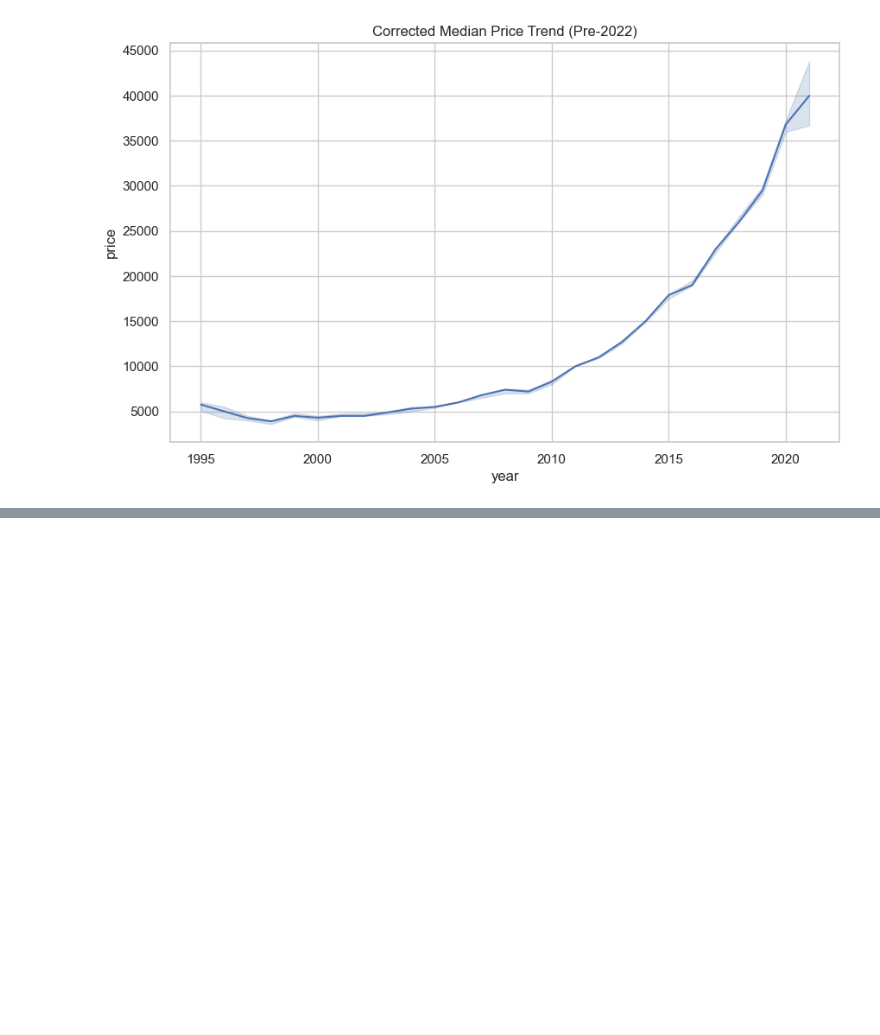
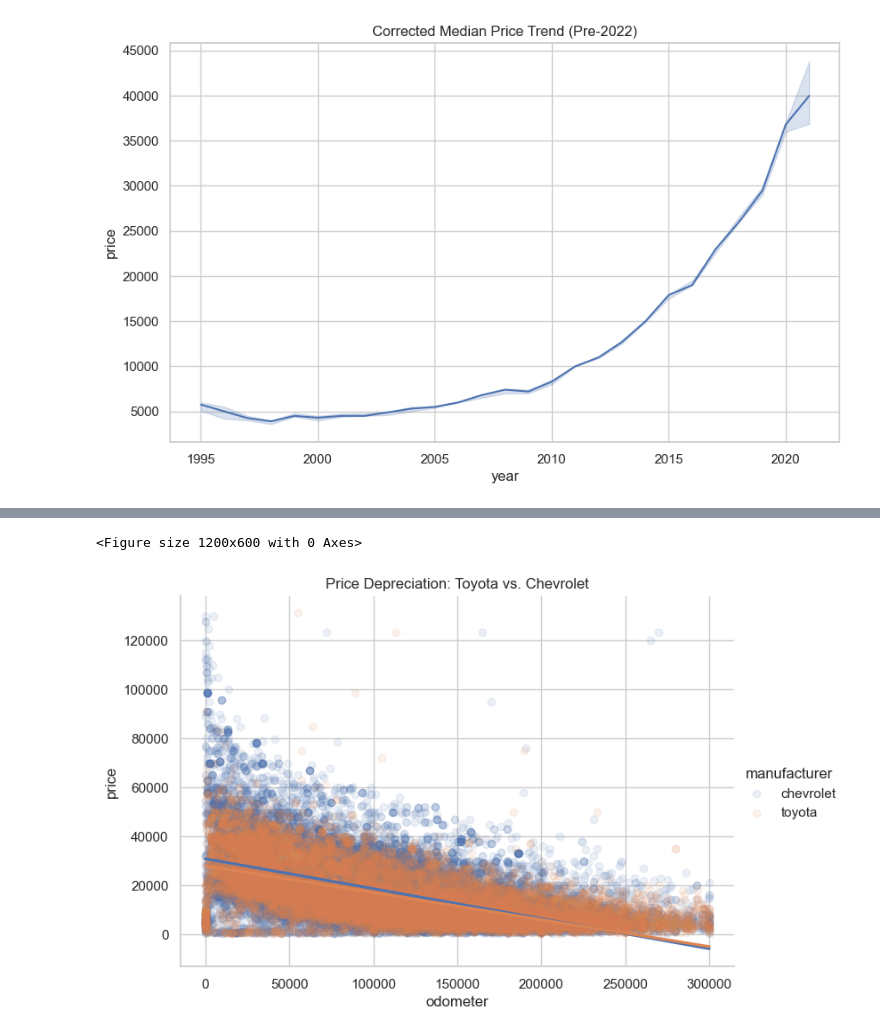
Before and after one commit to jayc888/Proyecto_nuevo_2026, a Jupyter notebook: src/explore.ipynb, the cells around one changed output, grey strips where cells are left out. Saved outputs shown, nothing was run; the diff lists cells and outputs as text; code cells hidden in the pictures; blank space fills up the shorter version.

```diff
--- a/src/explore.ipynb
+++ b/src/explore.ipynb
@@ -1148,0 +1179,11 @@ plt.show()
+# %%
+comparison_df = df2[df2['manufacturer'].isin(['toyota', 'chevrolet'])]
+
+plt.figure(figsize=(12,6))
+sns.lmplot(data=comparison_df, x='odometer', y='price', hue='manufacturer',
+           scatter_kws={'alpha':0.1}, aspect=1.5)
+plt.title('Price Depreciation: Toyota vs. Chevrolet')
+plt.show()
+# %% [output]
+<Figure size 1200x600 with 0 Axes>
+[figure, added]
```
Also changed, not shown: parts of 34 cells of this notebook.
